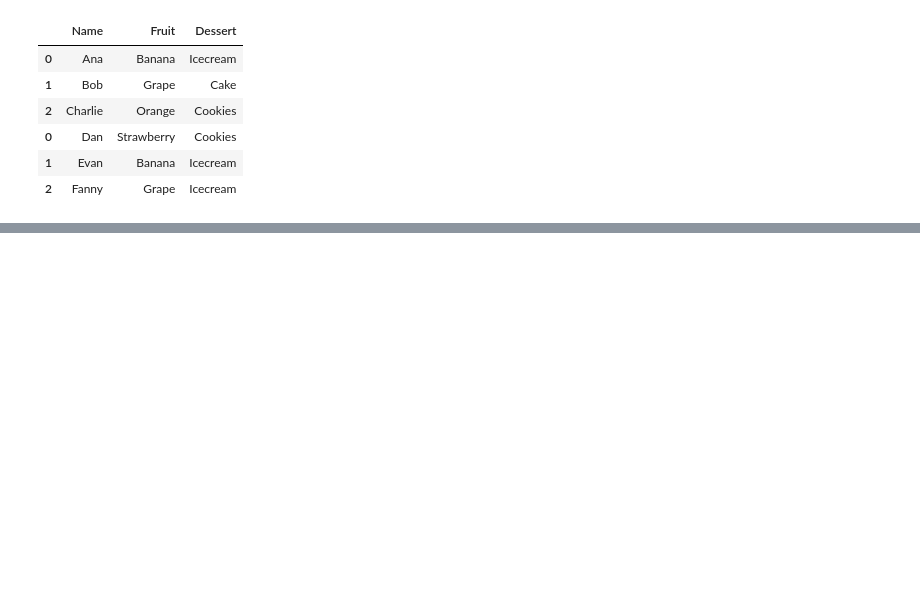
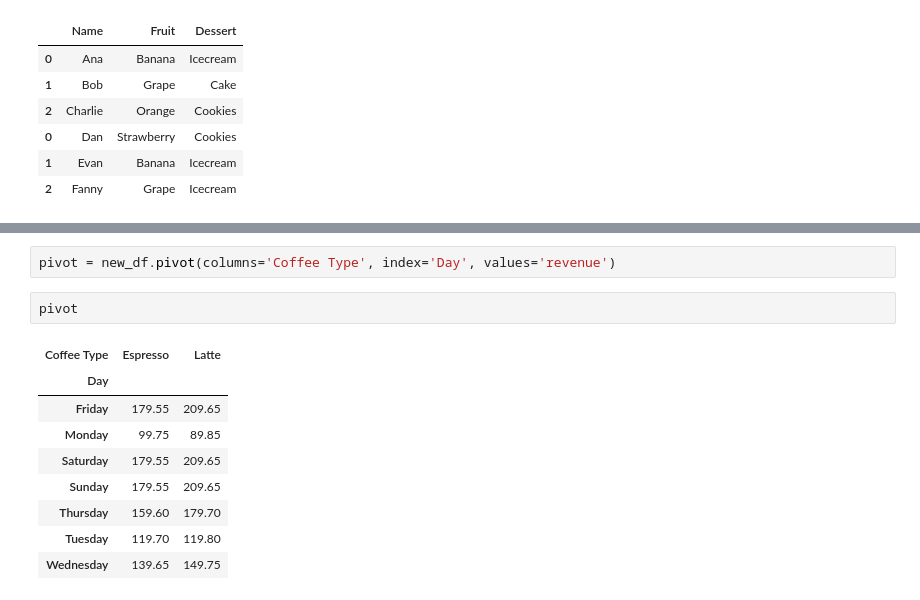
Before and after one commit to gardevoeri/Python, a Jupyter notebook: YT_Projects/data_analysis_python/tutorial.ipynb, the cells around one changed output, grey strips where cells are left out. Saved outputs shown, nothing was run; the diff lists cells and outputs as text; blank space fills up the shorter version.

```diff
--- a/YT_Projects/data_analysis_python/tutorial.ipynb
+++ b/YT_Projects/data_analysis_python/tutorial.ipynb
@@ -473,0 +543,14 @@ full_df
+# %%
+pivot = new_df.pivot(columns='Coffee Type', index='Day', values='revenue')
+# %%
+pivot
+# %% [output]
+| Coffee Type | Espresso | Latte |
+| Day |  |  |
+| Friday | 179.55 | 209.65 |
+| Monday | 99.75 | 89.85 |
+| Saturday | 179.55 | 209.65 |
+| Sunday | 179.55 | 209.65 |
+| Thursday | 159.60 | 179.70 |
+| Tuesday | 119.70 | 119.80 |
+| Wednesday | 139.65 | 149.75 |
```
Also changed, not shown: parts of 10 cells of this notebook, 1 other file.
